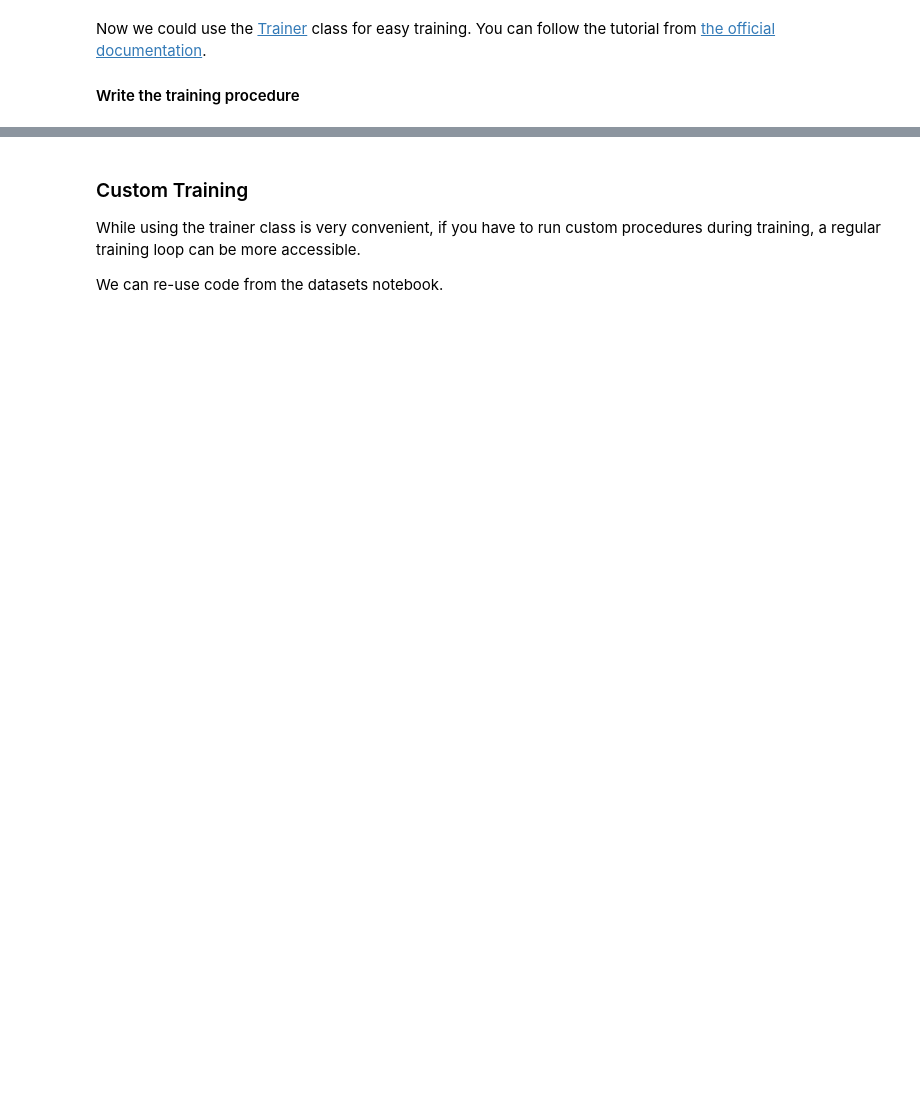
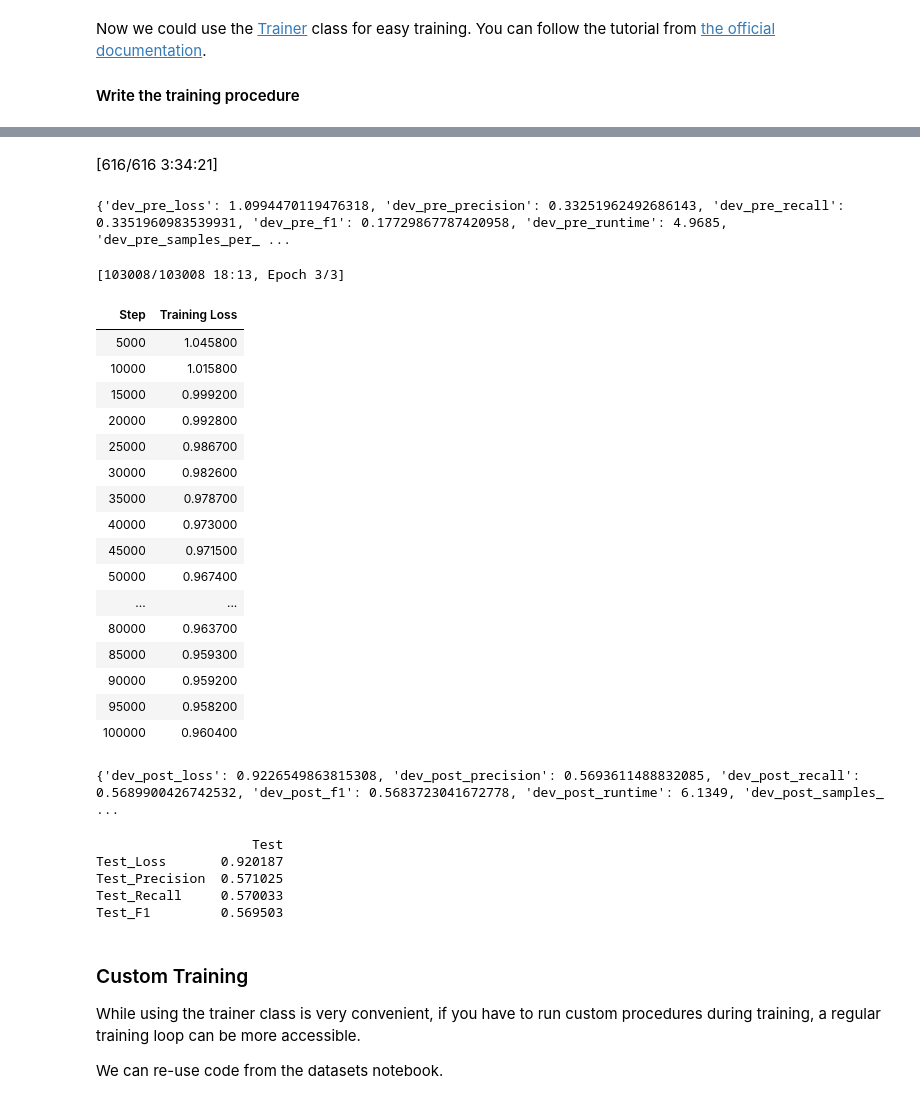
Before and after one commit to texttechnologylab/WiSe22-M-PNLR-PR-TbNLP, a Jupyter notebook: transformers.ipynb, the cells around one changed output, grey strips where cells are left out. Saved outputs shown, nothing was run; the diff lists cells and outputs as text; code cells hidden in the pictures; blank space fills up the shorter version.

```diff
--- a/transformers.ipynb
+++ b/transformers.ipynb
@@ -87,0 +86,6 @@ model = ...  # TODO
+# %%
+from transformers import AutoTokenizer, AutoModelForSequenceClassification, AutoConfig
+
+config = AutoConfig.from_pretrained('distilbert-base-uncased')
+config.num_labels = 3
+tokenizer = AutoTokenizer.from_pretrained('distilbert-base-uncased')
@@ -102,3 +198,63 @@ trainer.train()
+# %%
+def only_classifier_init():
+    _model = AutoModelForSequenceClassification.from_pretrained('distilbert-base-uncased', config=config)
+
+    # Freeze all parameters
+    for p in _model.parameters():
+        p.requires_grad = False
+
+    # Unfreeze only projection and classifier layers
+    _model.pre_classifier.requires_grad_()
+    _model.classifier.requires_grad_()
+    return _model
+
+
+oc_trainer = Trainer(
+    model_init=only_classifier_init,
+    args=training_args,
+    train_dataset=dataset['train'],
+    eval_dataset=dataset['validation'],
+    tokenizer=tokenizer,
+    data_collator=data_collator,
+    compute_metrics=compute_metrics
+)
+
+print(oc_trainer.evaluate(dataset['validation'], metric_key_prefix='dev_pre'))
+oc_trainer.train()
+print(oc_trainer.evaluate(dataset['validation'], metric_key_prefix='dev_post'))
+# %% [output]
+[616/616 3:34:21]
+{'dev_pre_loss': 1.0994470119476318, 'dev_pre_precision': 0.33251962492686143, 'dev_pre_recall': 0.3351960983539931, 'dev_pre_f1': 0.17729867787420958, 'dev_pre_runtime': 4.9685, 'dev_pre_samples_per_ ...
+[103008/103008 18:13, Epoch 3/3]
+| Step | Training Loss |
+| 5000 | 1.045800 |
+| 10000 | 1.015800 |
+| 15000 | 0.999200 |
+| 20000 | 0.992800 |
+| 25000 | 0.986700 |
+| 30000 | 0.982600 |
+| 35000 | 0.978700 |
+| 40000 | 0.973000 |
+| 45000 | 0.971500 |
+| 50000 | 0.967400 |
+| ... | ... |
+| 80000 | 0.963700 |
+| 85000 | 0.959300 |
+| 90000 | 0.959200 |
+| 95000 | 0.958200 |
+| 100000 | 0.960400 |
+{'dev_post_loss': 0.9226549863815308, 'dev_post_precision': 0.5693611488832085, 'dev_post_recall': 0.5689900426742532, 'dev_post_f1': 0.5683723041672778, 'dev_post_runtime': 6.1349, 'dev_post_samples_ ...
+# %%
+import pandas as pd
+
+metrics = oc_trainer.evaluate(dataset['test'], metric_key_prefix='test')
+print(pd.DataFrame.from_dict({metric.title(): value for metric, value in metrics.items()}, columns=["Test"], orient='index')[:4])
+# %% [output]
+                    Test
+Test_Loss       0.920187
+Test_Precision  0.571025
+Test_Recall     0.570033
+Test_F1         0.569503
 # %% [markdown]
 ### Custom Training
 While using the trainer class is very convenient, if you have to run custom procedures during training, a regular training loop can be more accessible.
```
Also changed, not shown: parts of 27 cells of this notebook.
